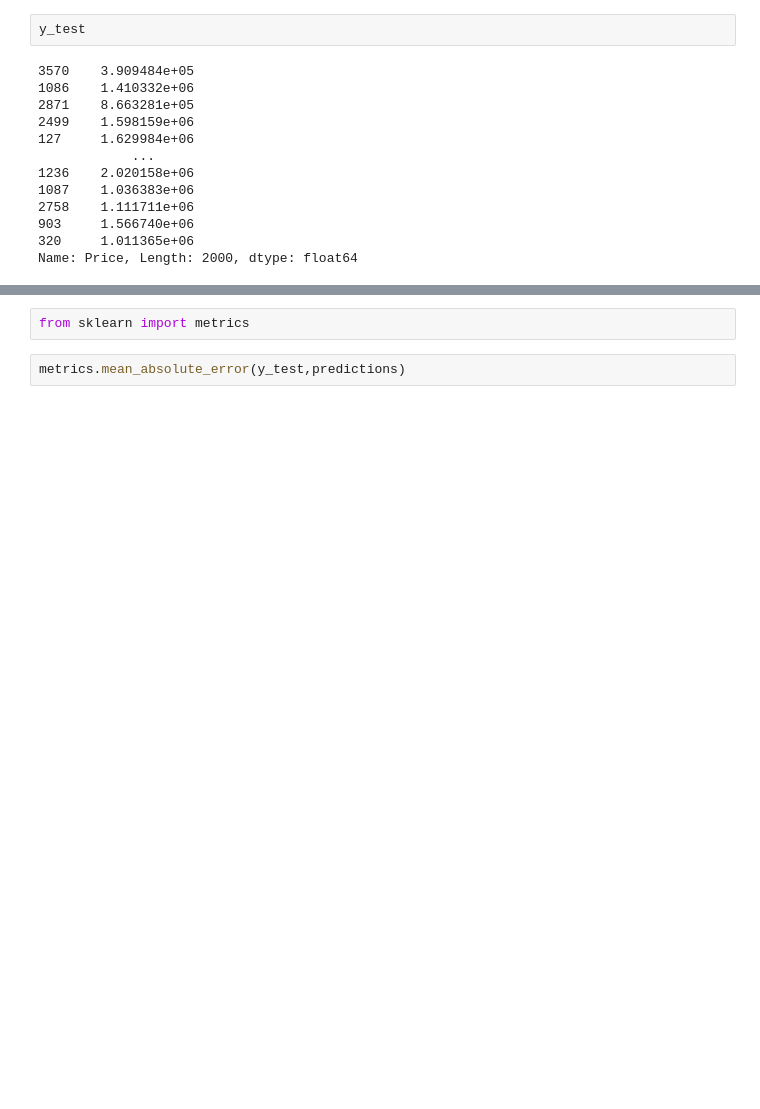
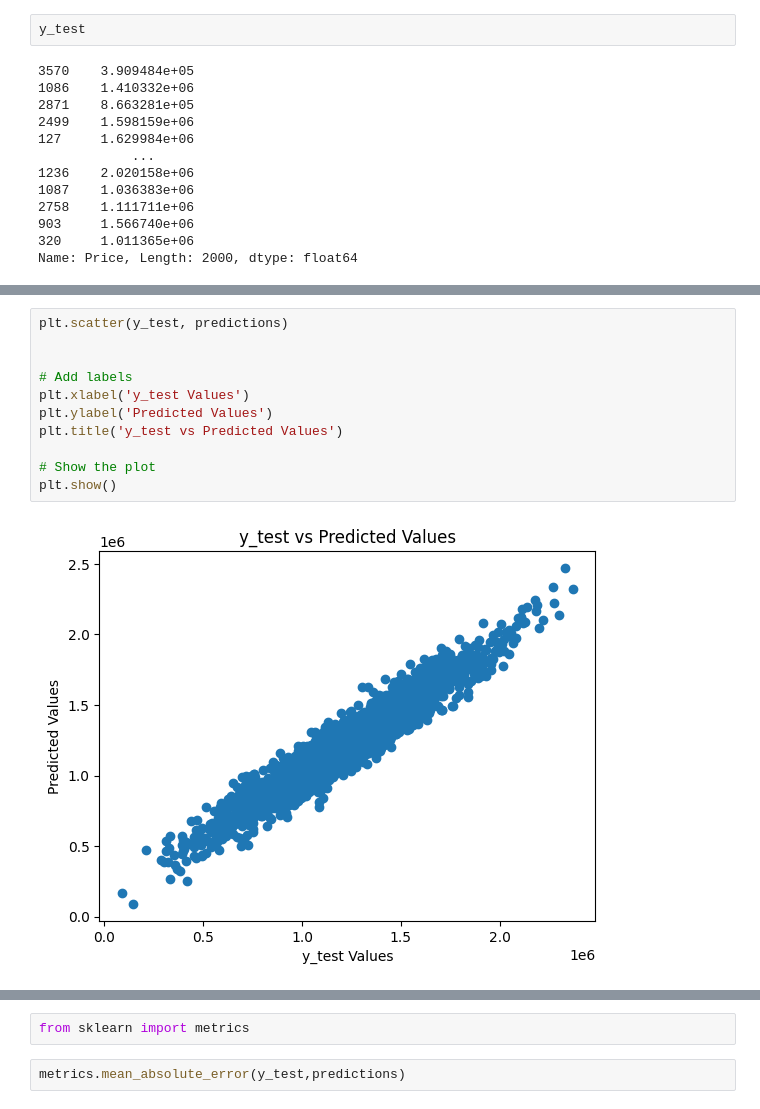
Before and after one commit to dineschandgr/Machine_Learning, a Jupyter notebook: Linear Regression/linear_regression.ipynb, the cells around one changed output, grey strips where cells are left out. Cells and saved outputs as stored; diff of their text form; blank space fills up the shorter version.

```diff
--- a/Linear Regression/linear_regression.ipynb
+++ b/Linear Regression/linear_regression.ipynb
@@ -248 +271,14 @@ Name: Price, Length: 2000, dtype: float64
+# %%
+plt.scatter(y_test, predictions)
+
+
+# Add labels
+plt.xlabel('y_test Values')
+plt.ylabel('Predicted Values')
+plt.title('y_test vs Predicted Values')
+
+# Show the plot
+plt.show()
+# %% [output]
+[figure, added]
 # %%
```
Also changed, not shown: parts of 4 cells of this notebook, 2 other files.
